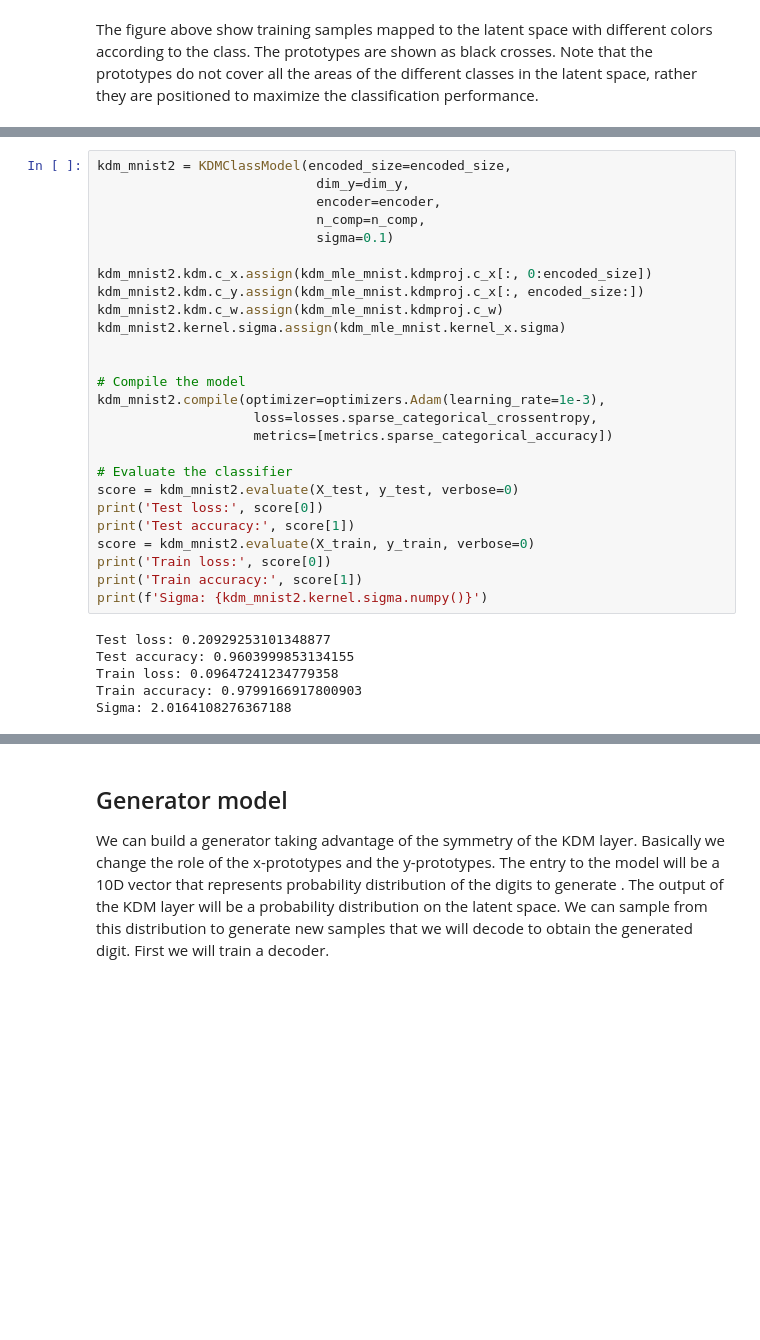
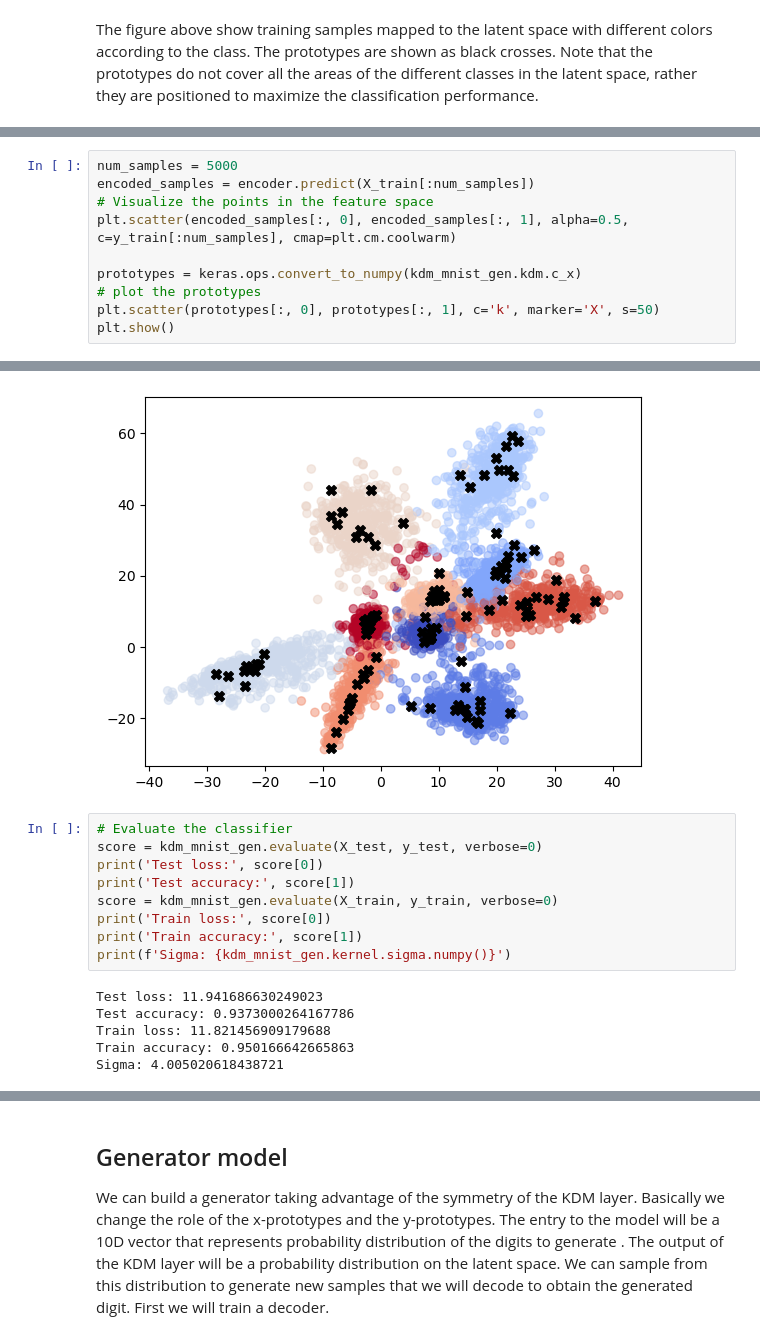
Before and after one commit to fagonzalezo/kdm, a Jupyter notebook: examples/kdm_classification_generation.ipynb, the cells around one changed output, grey strips where cells are left out. Cells and saved outputs as stored; diff of their text form; blank space fills up the shorter version.

```diff
--- a/examples/kdm_classification_generation.ipynb
+++ b/examples/kdm_classification_generation.ipynb
@@ -392,0 +362,11 @@ Now we use the parameters learned by the Maximum Likelihood model to create a KD
+# %%
+num_samples = 5000
+encoded_samples = encoder.predict(X_train[:num_samples])
+# Visualize the points in the feature space
+plt.scatter(encoded_samples[:, 0], encoded_samples[:, 1], alpha=0.5, c=y_train[:num_samples], cmap=plt.cm.coolwarm)
+
+prototypes = keras.ops.convert_to_numpy(kdm_mnist_gen.kdm.c_x)
+# plot the prototypes
+plt.scatter(prototypes[:, 0], prototypes[:, 1], c='k', marker='X', s=50)
+plt.show()
+# %% [output]
@@ -393,32 +374,16 @@ Now we use the parameters learned by the Maximum Likelihood model to create a KD
+[figure, added]
 # %%
-kdm_mnist2 = KDMClassModel(encoded_size=encoded_size,
-                            dim_y=dim_y,
-                            encoder=encoder,
-                            n_comp=n_comp,
-                            sigma=0.1)
-
-kdm_mnist2.kdm.c_x.assign(kdm_mle_mnist.kdmproj.c_x[:, 0:encoded_size])
-kdm_mnist2.kdm.c_y.assign(kdm_mle_mnist.kdmproj.c_x[:, encoded_size:])
-kdm_mnist2.kdm.c_w.assign(kdm_mle_mnist.kdmproj.c_w)
-kdm_mnist2.kernel.sigma.assign(kdm_mle_mnist.kernel_x.sigma)
-
-
-# Compile the model
-kdm_mnist2.compile(optimizer=optimizers.Adam(learning_rate=1e-3),
-                    loss=losses.sparse_categorical_crossentropy,
-                    metrics=[metrics.sparse_categorical_accuracy])
-
 # Evaluate the classifier
-score = kdm_mnist2.evaluate(X_test, y_test, verbose=0)
+score = kdm_mnist_gen.evaluate(X_test, y_test, verbose=0)
 print('Test loss:', score[0])
 print('Test accuracy:', score[1])
-score = kdm_mnist2.evaluate(X_train, y_train, verbose=0)
+score = kdm_mnist_gen.evaluate(X_train, y_train, verbose=0)
 print('Train loss:', score[0])
 print('Train accuracy:', score[1])
-print(f'Sigma: {kdm_mnist2.kernel.sigma.numpy()}')
+print(f'Sigma: {kdm_mnist_gen.kernel.sigma.numpy()}')
 # %% [output]
-Test loss: 0.20929253101348877
-Test accuracy: 0.9603999853134155
-Train loss: 0.09647241234779358
-Train accuracy: 0.9799166917800903
-Sigma: 2.0164108276367188
+Test loss: 11.941686630249023
+Test accuracy: 0.9373000264167786
+Train loss: 11.821456909179688
+Train accuracy: 0.950166642665863
+Sigma: 4.005020618438721
```
Also changed, not shown: parts of 27 cells of this notebook, 4 other files.
